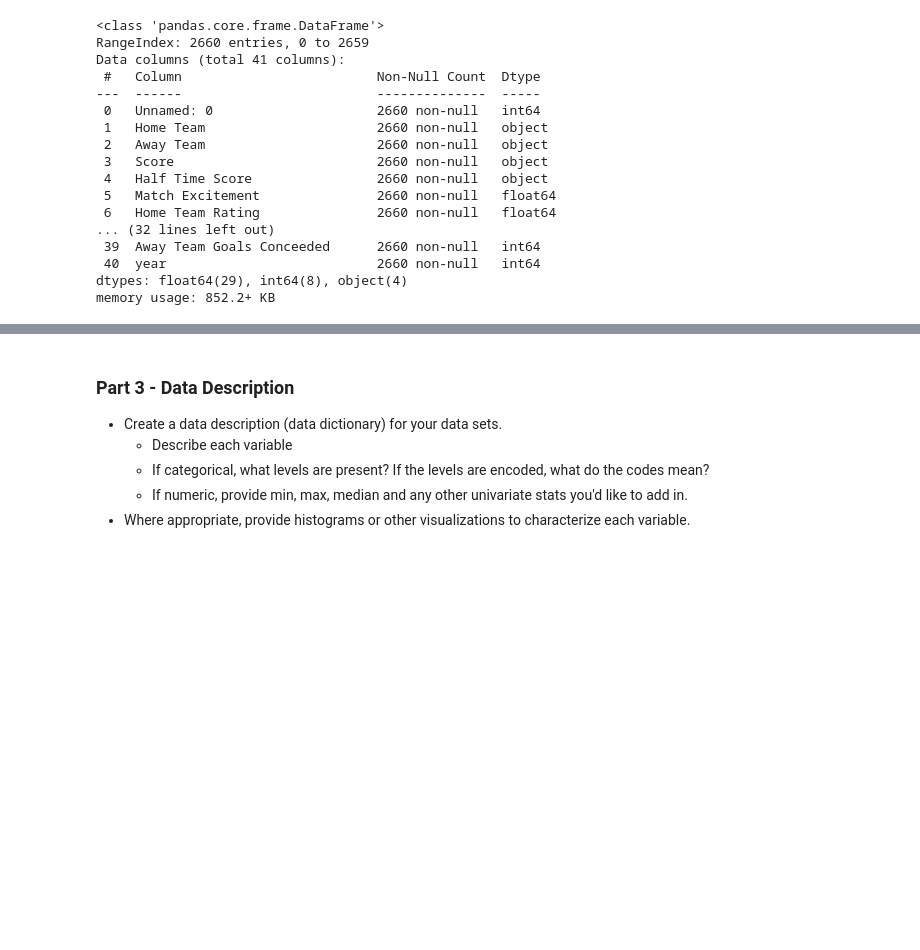
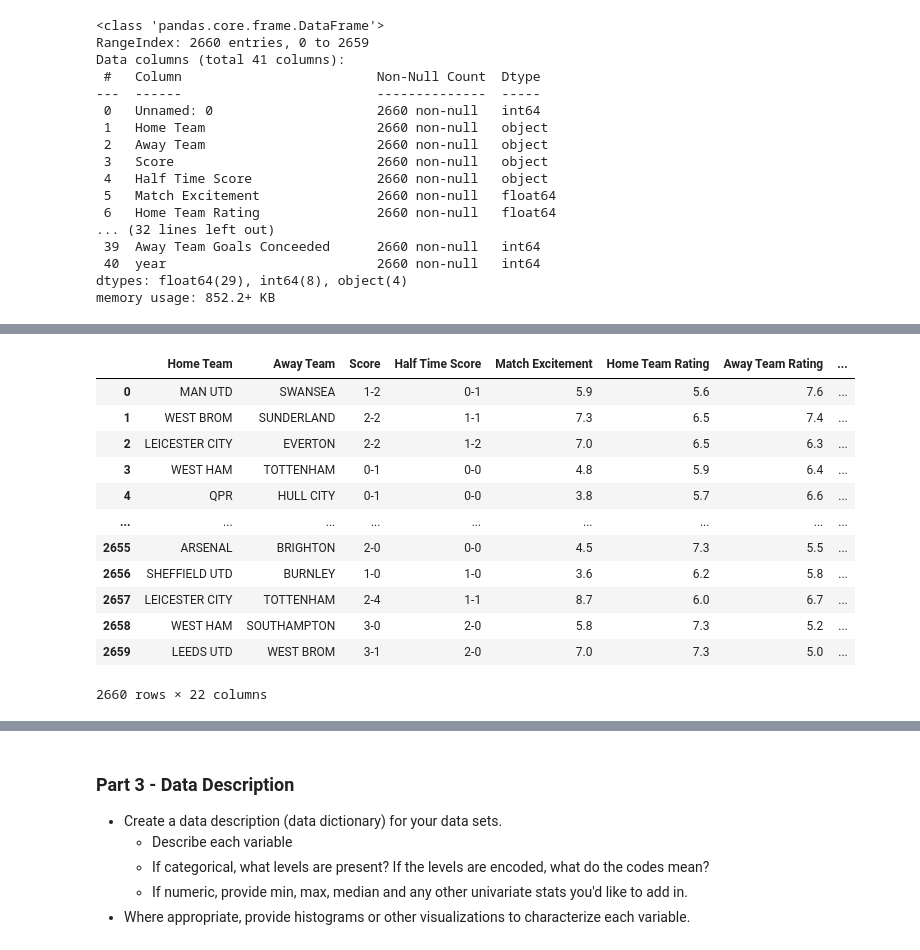
Before and after one commit to EliasLMann/Applied_ML_Proj2, a Jupyter notebook: Project02.ipynb, the cells around one changed output, grey strips where cells are left out. Cells and saved outputs as stored; diff of their text form; code cells hidden in the pictures; blank space fills up the shorter version.

```diff
--- a/Project02.ipynb
+++ b/Project02.ipynb
@@ -145,0 +229,21 @@ AttributeError: 'str' object has no attribute 'value_counts'
+# %%
+# get rid of the columns we didn't need
+cols = ['Home Team', 'Away Team', 'Score', 'Half Time Score', 'Match Excitement', 'Home Team Rating', 'Away Team Rating', 'Home Team Possession %', 'Away Team Possession %',
+        'Home Team On Target Shots', 'Home Team Total Shots', 'Home Team Corners', 'Home Team Pass Success %', 'Home Team Fouls', 'Home Team Red Cards', 'Away Team On Target Shots',
+        'Away Team Total Shots', 'Away Team Corners', 'Away Team Pass Success %', 'Away Team Fouls', 'Away Team Red Cards', 'year']
+epl_reduced = epl[cols]
+epl_reduced
+# %% [output]
+|  | Home Team | Away Team | Score | Half Time Score | Match Excitement | Home Team Rating | Away Team Rating | ... |
+| 0 | MAN UTD | SWANSEA | 1-2 | 0-1 | 5.9 | 5.6 | 7.6 | ... |
+| 1 | WEST BROM | SUNDERLAND | 2-2 | 1-1 | 7.3 | 6.5 | 7.4 | ... |
+| 2 | LEICESTER CITY | EVERTON | 2-2 | 1-2 | 7.0 | 6.5 | 6.3 | ... |
+| 3 | WEST HAM | TOTTENHAM | 0-1 | 0-0 | 4.8 | 5.9 | 6.4 | ... |
+| 4 | QPR | HULL CITY | 0-1 | 0-0 | 3.8 | 5.7 | 6.6 | ... |
+| ... | ... | ... | ... | ... | ... | ... | ... | ... |
+| 2655 | ARSENAL | BRIGHTON | 2-0 | 0-0 | 4.5 | 7.3 | 5.5 | ... |
+| 2656 | SHEFFIELD UTD | BURNLEY | 1-0 | 1-0 | 3.6 | 6.2 | 5.8 | ... |
+| 2657 | LEICESTER CITY | TOTTENHAM | 2-4 | 1-1 | 8.7 | 6.0 | 6.7 | ... |
+| 2658 | WEST HAM | SOUTHAMPTON | 3-0 | 2-0 | 5.8 | 7.3 | 5.2 | ... |
+| 2659 | LEEDS UTD | WEST BROM | 3-1 | 2-0 | 7.0 | 7.3 | 5.0 | ... |
+2660 rows × 22 columns
```
Also changed, not shown: parts of 15 cells of this notebook.
